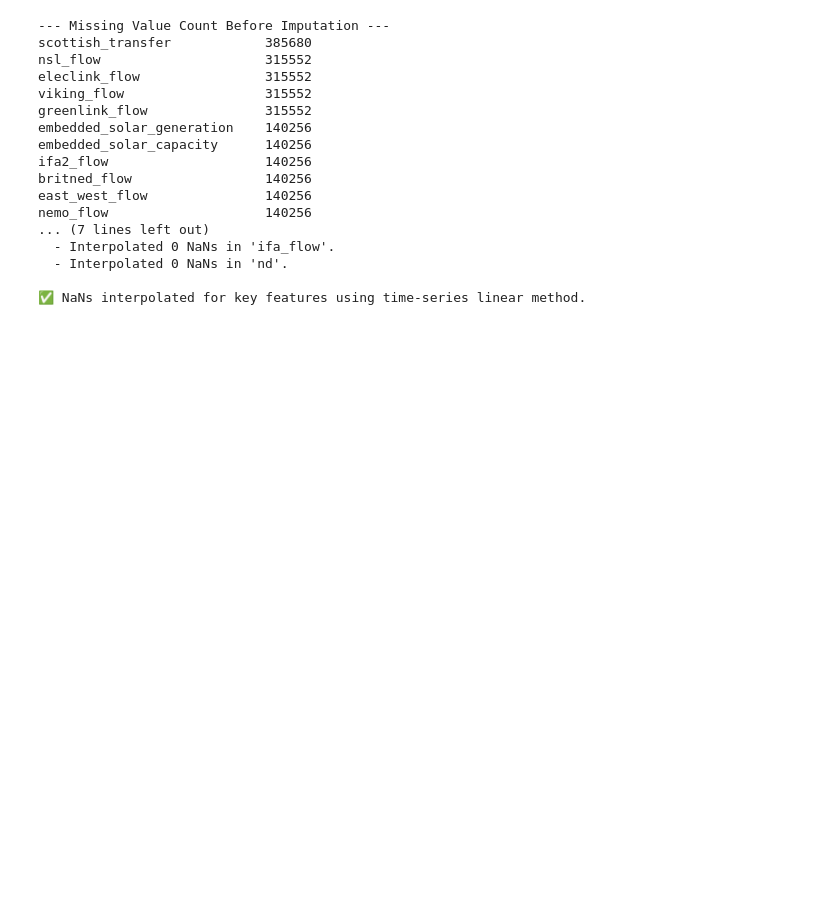
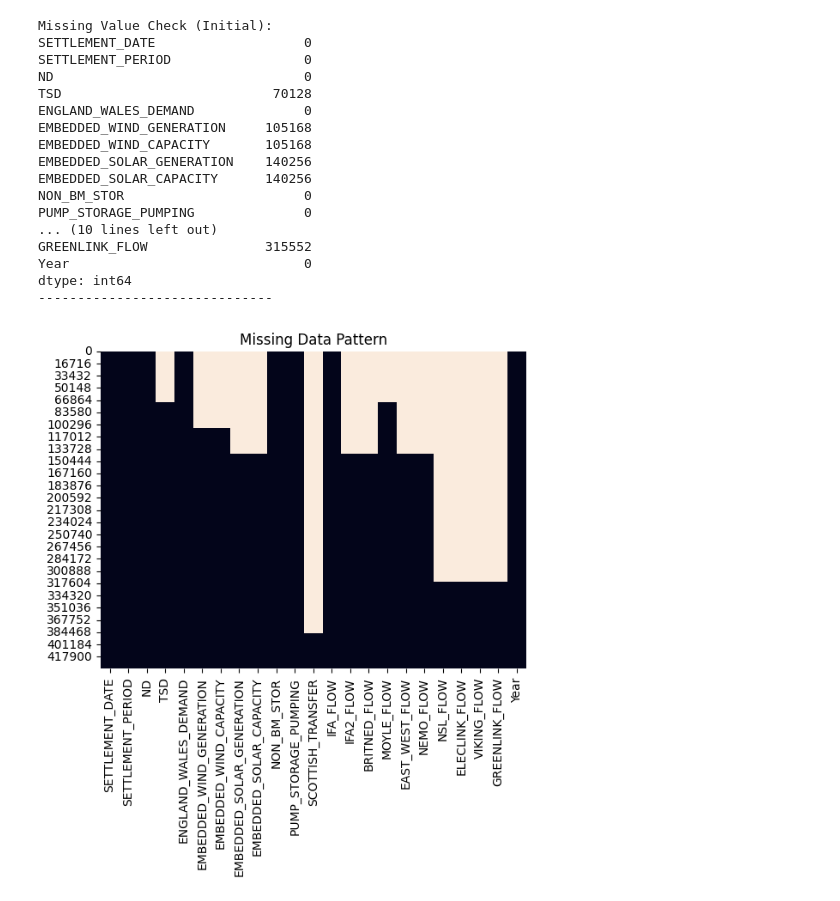
Before and after one commit to Jfgm299/Machine_Learning_AWS, a Jupyter notebook: electricty_demand_notebooks/02_eda_cleaning.ipynb, the cells around one changed output. Cells and saved outputs as stored; diff of their text form; code cells hidden in the pictures; blank space fills up the shorter version.

```diff
--- a/electricty_demand_notebooks/02_eda_cleaning.ipynb
+++ b/electricty_demand_notebooks/02_eda_cleaning.ipynb
@@ -109,39 +62,33 @@ DatetimeIndex(['2001-01-01 00:00:00', '2001-01-01 00:30:00',
 # %%
-# --- 5. Missing Values (NaN) Analysis and Imputation ---
+# --- Cleaning Step 4: Check for Missing Values (Na-values) ---
 
-print("\n--- Missing Value Count Before Imputation ---")
-nan_counts = df.isnull().sum()
-print(nan_counts[nan_counts > 0].sort_values(ascending=False))
-
-# **Imputation Strategy:** Time-series linear interpolation.
-# Target column updated to 'nd'
-cols_to_impute = ['embedded_wind_generation', 'embedded_solar_generation', 'ifa_flow', 'nd']
-
-for col in cols_to_impute:
-    if col in df.columns:
-        initial_nans = df[col].isnull().sum()
-        df[col].interpolate(method='time', inplace=True)
-        print(f"  - Interpolated {initial_nans} NaNs in '{col}'.")
-
-print("\n✅ NaNs interpolated for key features using time-series linear method.")
-
-# --- TARGET COLUMN FOR VISUALIZATIONS ---
-target_col = 'nd' # Using National Demand
+print("\nMissing Value Check (Initial):")
+print(df.isnull().sum())
+print("-" * 30)
 # %% [output]
---- Missing Value Count Before Imputation ---
-scottish_transfer            385680
-nsl_flow                     315552
-eleclink_flow                315552
-viking_flow                  315552
-greenlink_flow               315552
-embedded_solar_generation    140256
-embedded_solar_capacity      140256
-ifa2_flow                    140256
-britned_flow                 140256
-east_west_flow               140256
-nemo_flow                    140256
-... (7 lines left out)
-  - Interpolated 0 NaNs in 'ifa_flow'.
-  - Interpolated 0 NaNs in 'nd'.
-
-✅ NaNs interpolated for key features using time-series linear method.
+Missing Value Check (Initial):
+SETTLEMENT_DATE                   0
+SETTLEMENT_PERIOD                 0
+ND                                0
+TSD                           70128
+ENGLAND_WALES_DEMAND              0
+EMBEDDED_WIND_GENERATION     105168
+EMBEDDED_WIND_CAPACITY       105168
+EMBEDDED_SOLAR_GENERATION    140256
+EMBEDDED_SOLAR_CAPACITY      140256
+NON_BM_STOR                       0
+PUMP_STORAGE_PUMPING              0
+... (10 lines left out)
+GREENLINK_FLOW               315552
+Year                              0
+dtype: int64
+------------------------------
+# %%
+import matplotlib.pyplot as plt
+import seaborn as sns
+
+sns.heatmap(df.isnull(), cbar=False)
+plt.title("Missing Data Pattern")
+plt.show()
+# %% [output]
+[figure, added]
```
Also changed, not shown: parts of 7 cells of this notebook, 1 other file.
